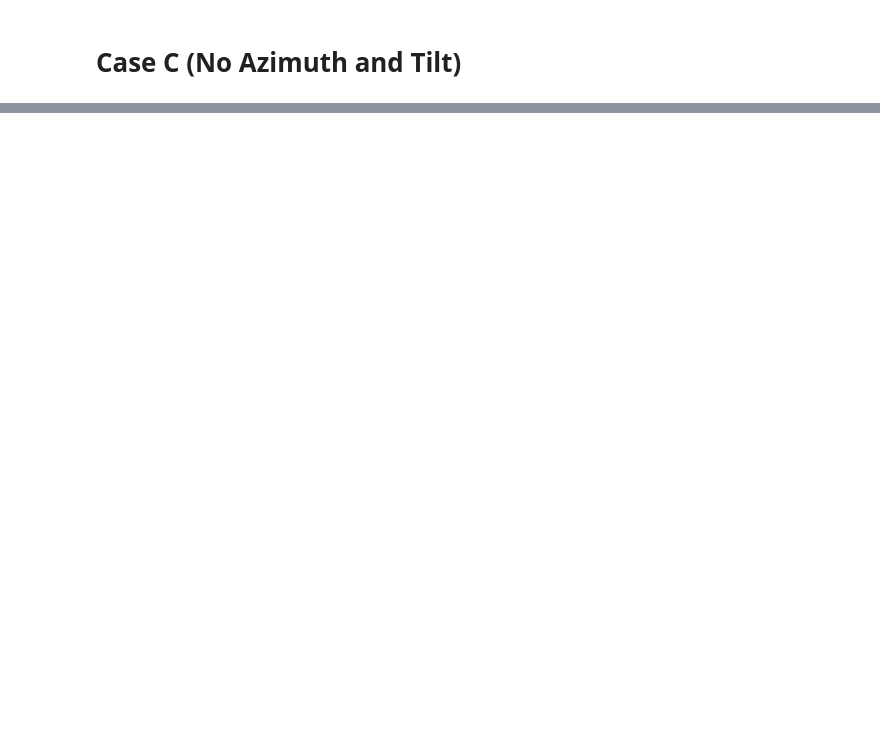
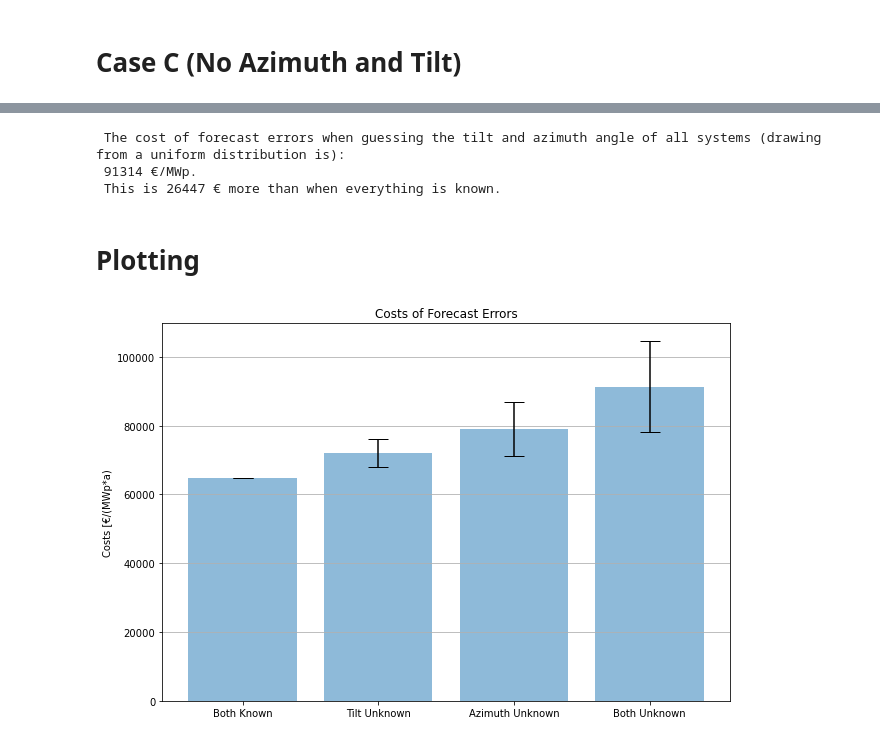
Before and after one commit to nikohou/pv-data-utility-suite, a Jupyter notebook: physical_models.ipynb, the cells around one changed output, grey strips where cells are left out. Drawn from its saved outputs; the diff is of its cells as text; code cells hidden in the pictures; blank space fills up the shorter version.

Commit message:
cost calculations finished – 500 iterations

```diff
--- a/physical_models.ipynb
+++ b/physical_models.ipynb
@@ -190,0 +225,2 @@ dtype: float64 €/(MWp*a)
+# %%
+cost_known = round(total_cost[0])
@@ -283,2 +355,20 @@ azimuths = np.random.uniform(0,360, (1000,1))
 # %% [markdown]
 # Case C (No Azimuth and Tilt)
+# %%
+df_meta_unknown = df_meta.copy()
+
+costs_unknown = []
+
+for i in range(iters):
+
+    tilt_azimuth_combinations = (np.random.randint(0,91, (num_of_systems,1)), np.random.randint(0,361, (num_of_systems,1)))
+    df_meta_unknown["azimuth"] = tilt_azimuth_combinations[1]
+    df_meta_unknown["tilt"] = tilt_azimuth_combinations[0]
+    print(df_meta_unknown["azimuth"].mean())
+    print(df_meta_unknown["tilt"].mean())
+    df_phys = df_meta_unknown.reset_index().apply(physical_profile, axis=1).transpose()
+    df_phys.columns = df_meta_unknown.index
+    df_errors, df_errors_per = error_calc(df_phys, df_power, target_timesteplen, "W")
+    merged,_, total_cost = economic_cost_calculator(df_price, df_errors, total_cap)
+
+    costs_unknown.append(np.squeeze(total_cost))
@@ -284,0 +393,37 @@ azimuths = np.random.uniform(0,360, (1000,1))
+# %%
+average_cost_unkown = round(np.array(costs_unknown).mean())
+
+print(" The cost of forecast errors when guessing the tilt and azimuth angle of all systems (drawing from a uniform distribution is):\n {} €/MWp.\n This is {} € more than when everything is known.".format(average_cost_unkown, (average_cost_unkown-cost_known)))
+# %% [output]
+ The cost of forecast errors when guessing the tilt and azimuth angle of all systems (drawing from a uniform distribution is):
+ 91314 €/MWp.
+ This is 26447 € more than when everything is known.
+# %% [markdown]
+# Plotting
+# %%
+df_results = pd.DataFrame({"Both Known": cost_known, "Tilt Unknown": costs_tilts, "Azimuth Unknown": costs_azis, "Both Unknown": costs_unknown})
+df_results = pd.DataFrame(df_results.unstack(level = 0)).reset_index()
+df_results.columns = ["label", "index", "Costs"]
+# %%
+errors = np.squeeze(df_results.groupby("label").std().iloc[:,-1:].sort_values("Costs").values).tolist()
+mean = np.squeeze(df_results.groupby("label").mean().iloc[:,-1:].sort_values("Costs").values).tolist()
+labels = df_results.groupby("label").mean().sort_values("Costs").index.tolist()
+# %%
+import matplotlib.pyplot as plt
+
+
+x_pos = range(len(labels))
+# Build the plot
+fig, ax = plt.subplots(figsize= (9,6))
+ax.bar(x_pos, mean, yerr=errors, align='center', alpha=0.5, ecolor='black', capsize=10)
+ax.set_ylabel('Costs [€/(MWp*a)')
+ax.set_xticks(x_pos)
+ax.set_xticklabels(labels)
+ax.set_title('Costs of Forecast Errors')
+ax.yaxis.grid(True)
+# Save the figure and show
+plt.tight_layout()
+plt.savefig('costs_of_forecasts.png')
+plt.show()
+# %% [output]
+[figure, added]
```
Also changed, not shown: parts of 37 cells of this notebook.
